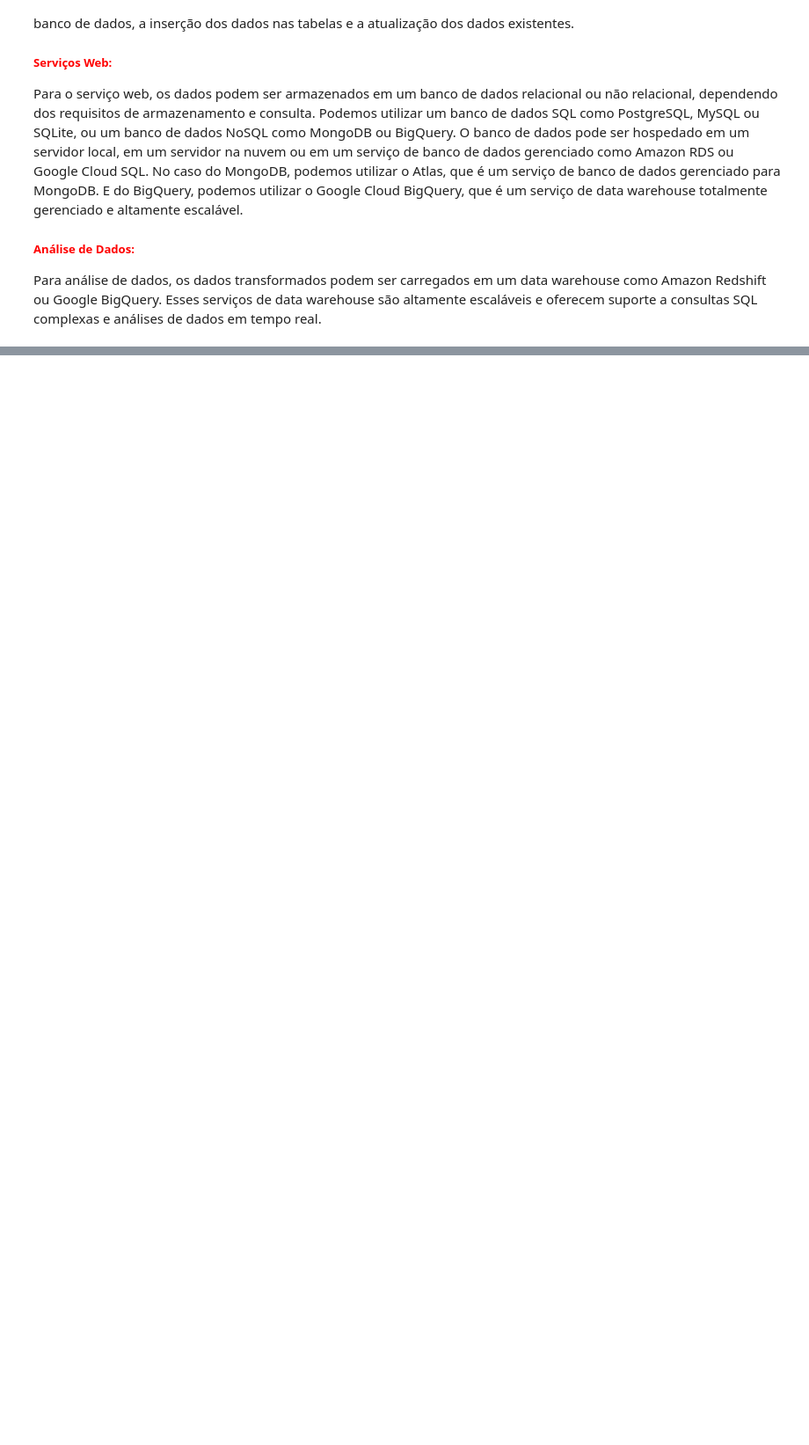
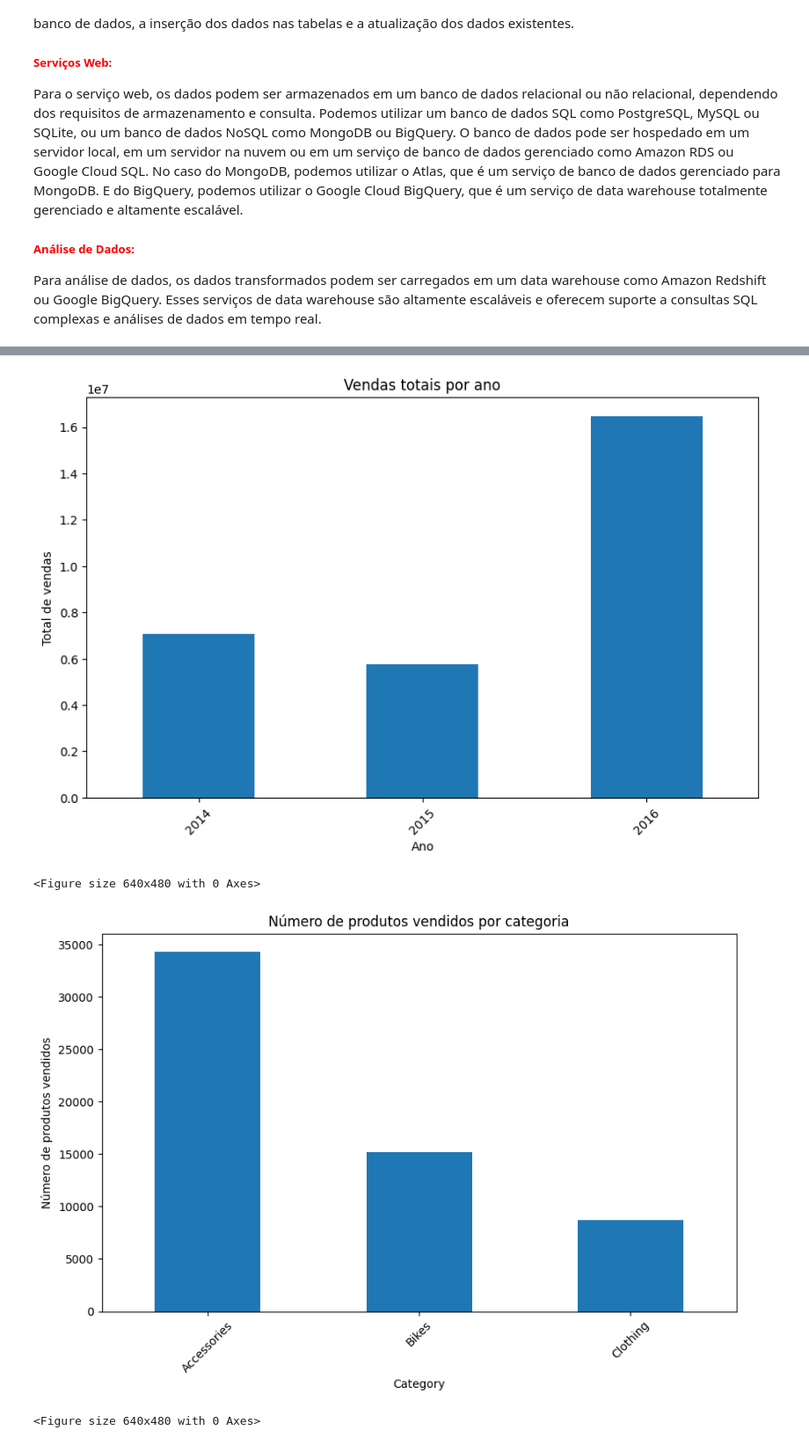
Before and after one commit to Erick-Bryan-Cubas/teste-candidatura-cilia-tecnologia, a Jupyter notebook: src/analysis-dataset-1.ipynb, the cells around one changed output, grey strips where cells are left out. Shown: that part at 88% size. Saved outputs shown, nothing was run; the diff lists cells and outputs as text; code cells hidden in the pictures; blank space fills up the shorter version.

```diff
--- a/src/analysis-dataset-1.ipynb
+++ b/src/analysis-dataset-1.ipynb
@@ -354,0 +360,13 @@ Para análise de dados, os dados transformados podem ser carregados em um data w
+# %%
+# Definindo o caminho base
+BASE_PATH = r'C:\Users\Erick Bryan\Documents\GitHub\teste-candidatura-cilia-tecnologia\Dataset-1'
+# Função para carregar os dados
+def load_data(file_name):
+    return pd.read_csv(os.path.join(BASE_PATH, file_name), encoding='latin1')
+
+# Carregando os dados
+calendar = load_data('Calendar.csv')
+customers = load_data('Custumers.csv')
+product = load_data('Product.csv')
+sales = load_data('Sales.csv')
+territory = load_data('Territory.csv')
@@ -354,0 +594,52 @@ Para análise de dados, os dados transformados podem ser carregados em um data w
+# %%
+# Visualização simples
+import matplotlib.pyplot as plt
+
+# Exemplo 1: Vendas totais por ano
+sales_by_year = merged_df.groupby(merged_df['OrderDate'].dt.year)['SalesAmount'].sum()
+plt.figure(figsize=(10, 6))
+sales_by_year.plot(kind='bar')
+plt.title('Vendas totais por ano')
+plt.xlabel('Ano')
+plt.ylabel('Total de vendas')
+plt.xticks(rotation=45)
+plt.show()
+plt.tight_layout()
+
+# Exemplo 2: Número de produtos vendidos por categoria
+products_by_category = merged_df['Category'].value_counts()
+plt.figure(figsize=(10, 6))
+products_by_category.plot(kind='bar')
+plt.title('Número de produtos vendidos por categoria')
+plt.xlabel('Category')
+plt.ylabel('Número de produtos vendidos')
+plt.xticks(rotation=45)
+plt.show()
+plt.tight_layout()
+
+# Exemplo 3: Receita por região
+revenue_by_region = merged_df.groupby('Region')['SalesAmount'].sum()
+plt.figure(figsize=(10, 6))
+revenue_by_region.plot(kind='bar')
+plt.title('Receita por região')
+plt.xlabel('Region')
+plt.ylabel('Total de vendas')
+plt.xticks(rotation=45)
+plt.show()
+plt.tight_layout()
+
+# Exemplo 4: Receita mensal ao longo do tempo
+revenue_by_month = merged_df.groupby(merged_df['OrderDate'].dt.to_period('M'))['SalesAmount'].sum()
+plt.figure(figsize=(10, 6))
+revenue_by_month.plot(kind='line')
+plt.title('Receita mensal ao longo do tempo')
+plt.xlabel('Mês-Ano')
+plt.ylabel('Total de vendas')
+plt.xticks(rotation=45)
+plt.show()
+plt.tight_layout()
+# %% [output]
+[figure, added]
+<Figure size 640x480 with 0 Axes>
+[figure, added]
+<Figure size 640x480 with 0 Axes>
```
Also changed, not shown: parts of 14 cells of this notebook, 2 other files.
